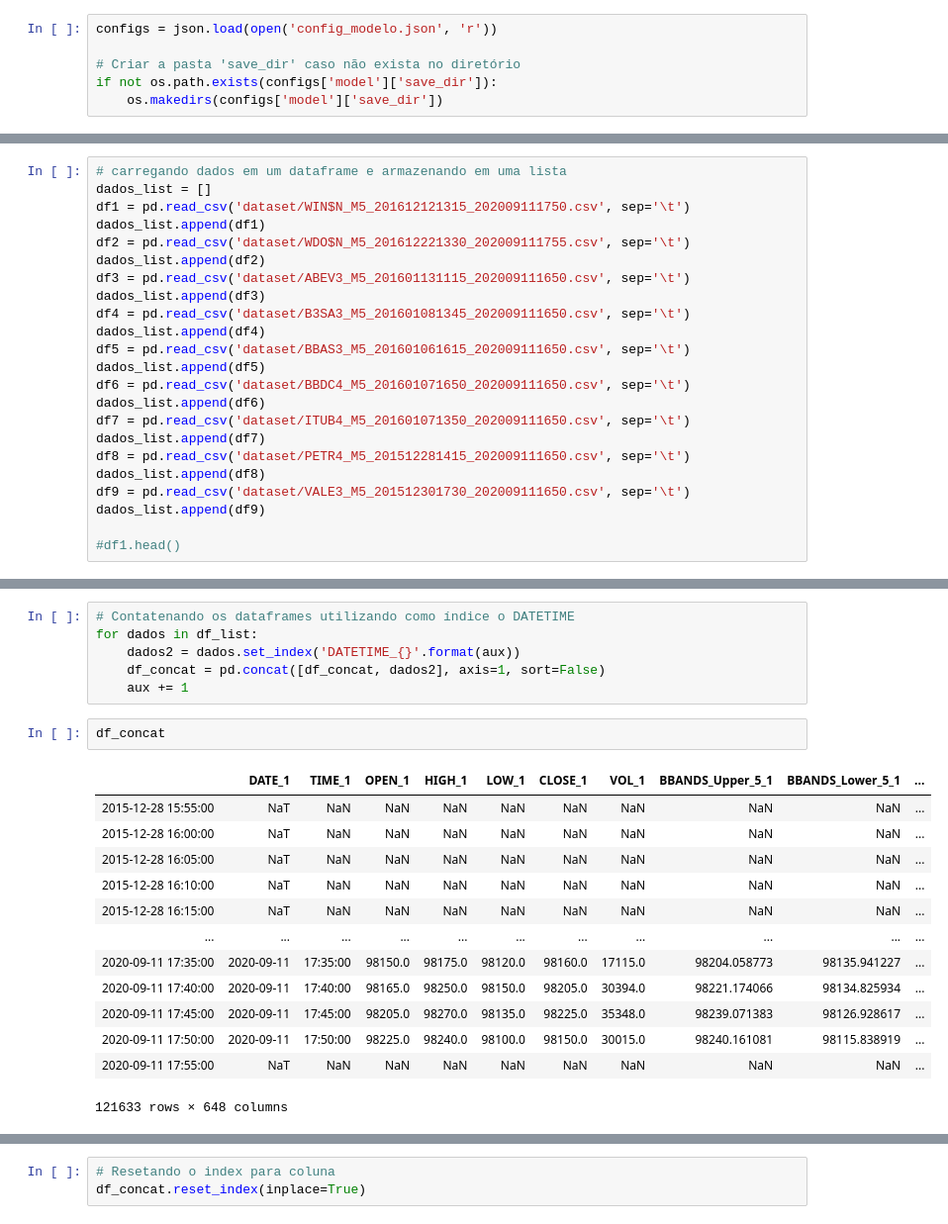
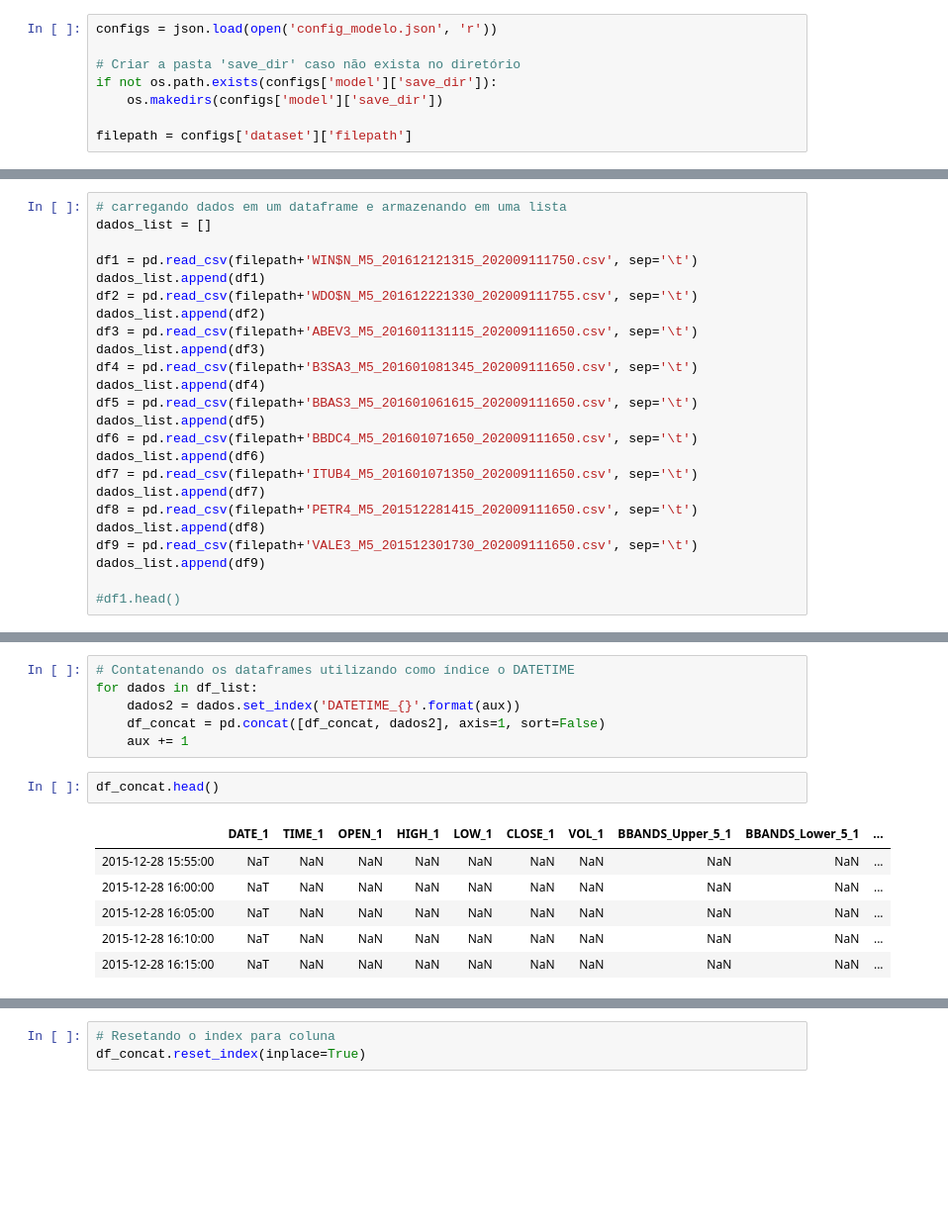
Before and after one commit to audelianoli/stock_market_predition_w_blue_chips, a Jupyter notebook: create_dataframe.ipynb, the cells around one changed output, grey strips where cells are left out. Shown at 99% size. Cells and saved outputs as stored; diff of their text form; blank space fills up the shorter version.

```diff
--- a/create_dataframe.ipynb
+++ b/create_dataframe.ipynb
@@ -19,6 +19,8 @@ configs = json.load(open('config_modelo.json', 'r'))
 # Criar a pasta 'save_dir' caso não exista no diretório
 if not os.path.exists(configs['model']['save_dir']):
     os.makedirs(configs['model']['save_dir'])
+
+filepath = configs['dataset']['filepath']
 # %% [markdown]
 # 1.0. Tratamento dos Dados
 ## 1.1. Armazenando Dados em DataFrames
@@ -35,23 +39,24 @@ df9 = vale3
 # %%
 # carregando dados em um dataframe e armazenando em uma lista
 dados_list = []
-df1 = pd.read_csv('dataset/WIN$N_M5_201612121315_202009111750.csv', sep='\t')
+
+df1 = pd.read_csv(filepath+'WIN$N_M5_201612121315_202009111750.csv', sep='\t')
 dados_list.append(df1)
-df2 = pd.read_csv('dataset/WDO$N_M5_201612221330_202009111755.csv', sep='\t')
+df2 = pd.read_csv(filepath+'WDO$N_M5_201612221330_202009111755.csv', sep='\t')
 dados_list.append(df2)
-df3 = pd.read_csv('dataset/ABEV3_M5_201601131115_202009111650.csv', sep='\t')
+df3 = pd.read_csv(filepath+'ABEV3_M5_201601131115_202009111650.csv', sep='\t')
 dados_list.append(df3)
-df4 = pd.read_csv('dataset/B3SA3_M5_201601081345_202009111650.csv', sep='\t')
+df4 = pd.read_csv(filepath+'B3SA3_M5_201601081345_202009111650.csv', sep='\t')
 dados_list.append(df4)
-df5 = pd.read_csv('dataset/BBAS3_M5_201601061615_202009111650.csv', sep='\t')
+df5 = pd.read_csv(filepath+'BBAS3_M5_201601061615_202009111650.csv', sep='\t')
 dados_list.append(df5)
-df6 = pd.read_csv('dataset/BBDC4_M5_201601071650_202009111650.csv', sep='\t')
+df6 = pd.read_csv(filepath+'BBDC4_M5_201601071650_202009111650.csv', sep='\t')
 dados_list.append(df6)
-df7 = pd.read_csv('dataset/ITUB4_M5_201601071350_202009111650.csv', sep='\t')
+df7 = pd.read_csv(filepath+'ITUB4_M5_201601071350_202009111650.csv', sep='\t')
 dados_list.append(df7)
-df8 = pd.read_csv('dataset/PETR4_M5_201512281415_202009111650.csv', sep='\t')
+df8 = pd.read_csv(filepath+'PETR4_M5_201512281415_202009111650.csv', sep='\t')
 dados_list.append(df8)
-df9 = pd.read_csv('dataset/VALE3_M5_201512301730_202009111650.csv', sep='\t')
+df9 = pd.read_csv(filepath+'VALE3_M5_201512301730_202009111650.csv', sep='\t')
 dados_list.append(df9)
 
 #df1.head()
@@ -168,21 +148,14 @@ for dados in df_list:
     df_concat = pd.concat([df_concat, dados2], axis=1, sort=False)
     aux += 1
 # %%
-df_concat
+df_concat.head()
 # %% [output]
 |  | DATE_1 | TIME_1 | OPEN_1 | HIGH_1 | LOW_1 | CLOSE_1 | VOL_1 | BBANDS_Upper_5_1 | BBANDS_Lower_5_1 | ... |
 | 2015-12-28 15:55:00 | NaT | NaN | NaN | NaN | NaN | NaN | NaN | NaN | NaN | ... |
 | 2015-12-28 16:00:00 | NaT | NaN | NaN | NaN | NaN | NaN | NaN | NaN | NaN | ... |
 | 2015-12-28 16:05:00 | NaT | NaN | NaN | NaN | NaN | NaN | NaN | NaN | NaN | ... |
 | 2015-12-28 16:10:00 | NaT | NaN | NaN | NaN | NaN | NaN | NaN | NaN | NaN | ... |
 | 2015-12-28 16:15:00 | NaT | NaN | NaN | NaN | NaN | NaN | NaN | NaN | NaN | ... |
-| ... | ... | ... | ... | ... | ... | ... | ... | ... | ... | ... |
-| 2020-09-11 17:35:00 | 2020-09-11 | 17:35:00 | 98150.0 | 98175.0 | 98120.0 | 98160.0 | 17115.0 | 98204.058773 | 98135.941227 | ... |
-| 2020-09-11 17:40:00 | 2020-09-11 | 17:40:00 | 98165.0 | 98250.0 | 98150.0 | 98205.0 | 30394.0 | 98221.174066 | 98134.825934 | ... |
-| 2020-09-11 17:45:00 | 2020-09-11 | 17:45:00 | 98205.0 | 98270.0 | 98135.0 | 98225.0 | 35348.0 | 98239.071383 | 98126.928617 | ... |
-| 2020-09-11 17:50:00 | 2020-09-11 | 17:50:00 | 98225.0 | 98240.0 | 98100.0 | 98150.0 | 30015.0 | 98240.161081 | 98115.838919 | ... |
-| 2020-09-11 17:55:00 | NaT | NaN | NaN | NaN | NaN | NaN | NaN | NaN | NaN | ... |
-121633 rows × 648 columns
 # %%
 # Retirando linhas com valores NA
 df_concat.dropna(axis=0, inplace=True)
```
Also changed, not shown: parts of 11 cells of this notebook, 3 other files.
